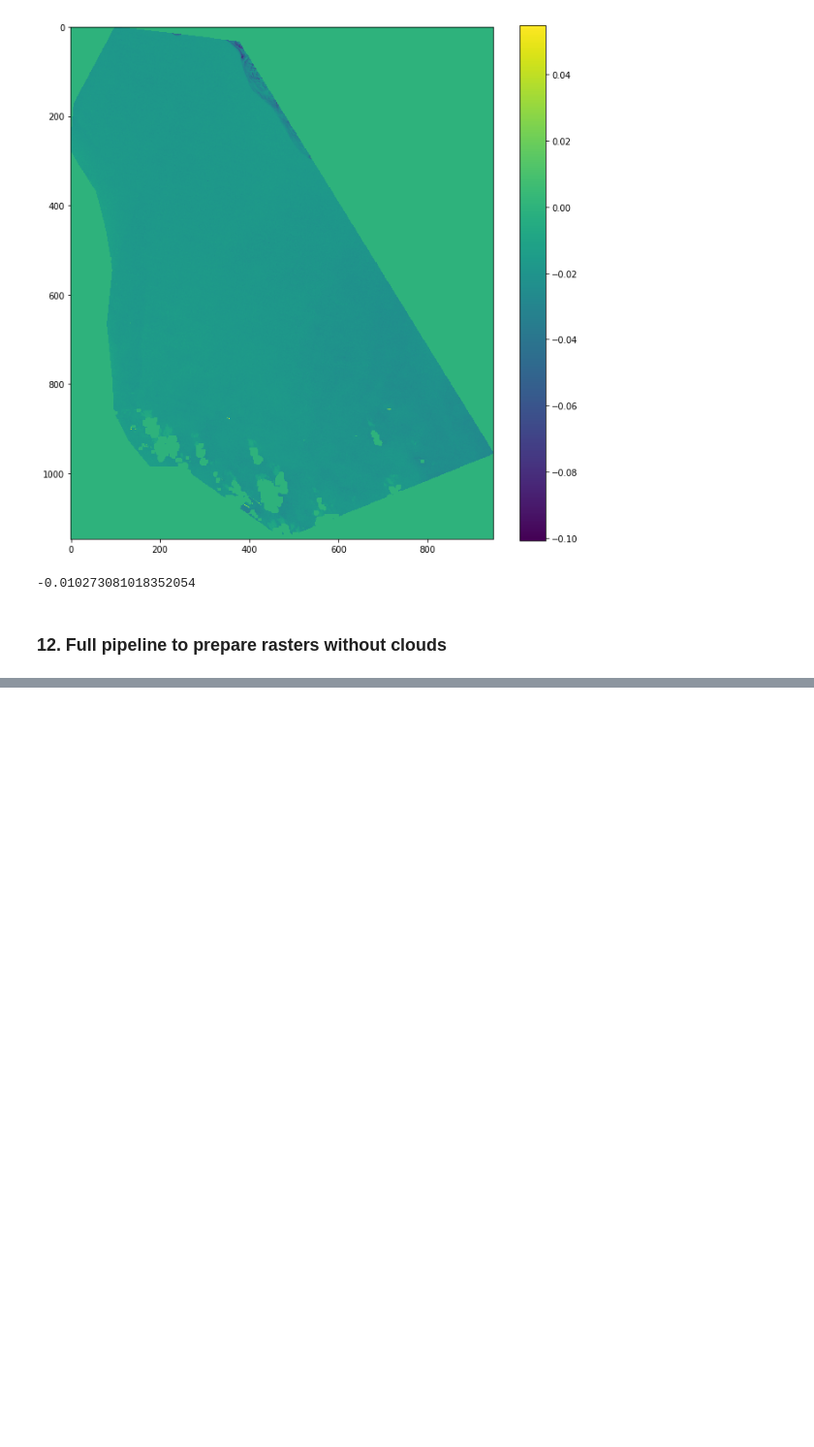
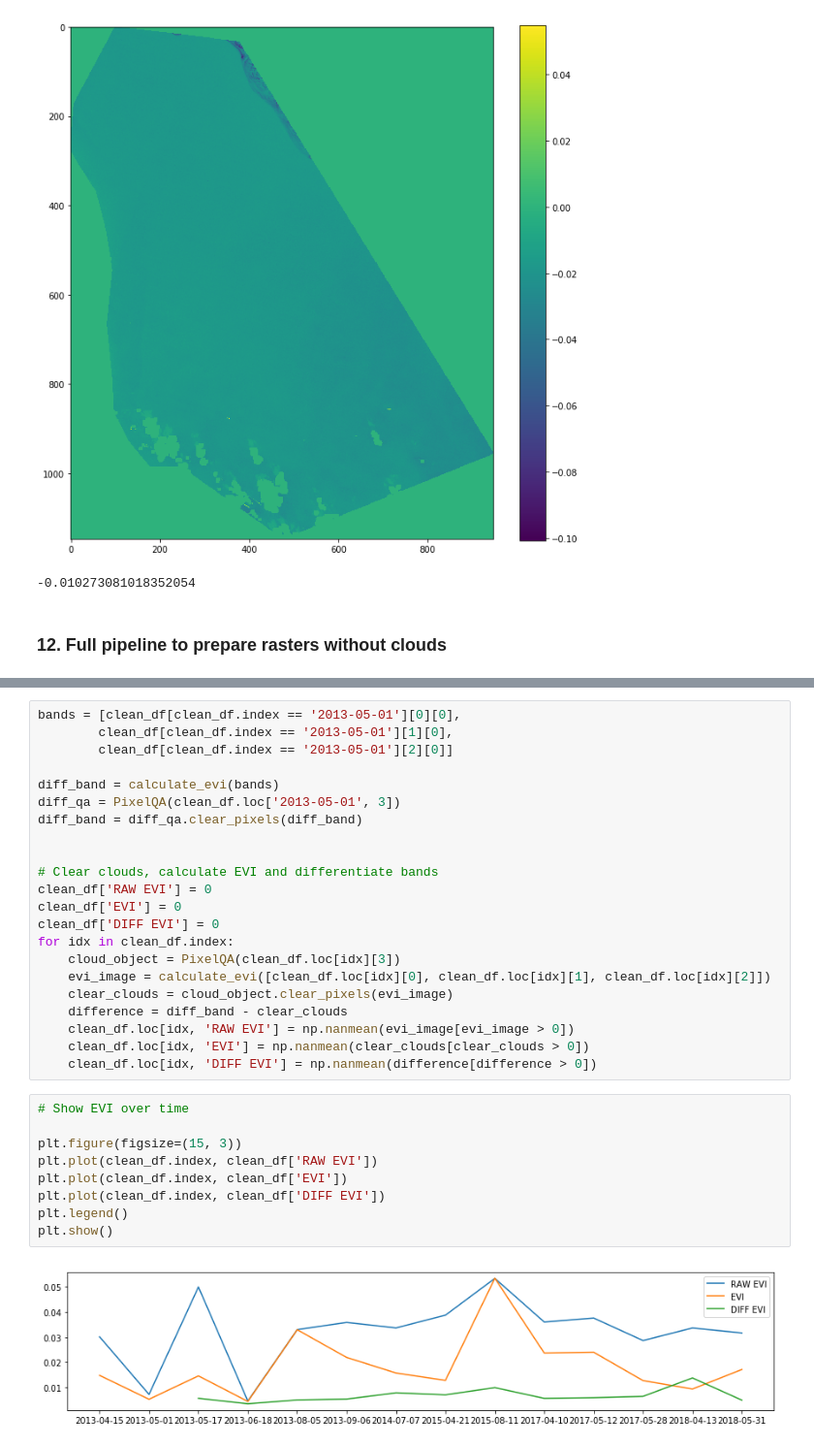
Before and after one commit to feleHaile/projections-clouds-and-Gdansk-Bay, a Jupyter notebook: algal_bloom_detection.ipynb, the cells around one changed output, grey strips where cells are left out. Shown at 97% size. Drawn from its saved outputs; the diff is of its cells as text; blank space fills up the shorter version.

```diff
--- a/algal_bloom_detection.ipynb
+++ b/algal_bloom_detection.ipynb
@@ -876,0 +1047,33 @@ QA file: data/clipped/LC_band_2018-05-31_pixel_qa.tif saved successfully
+# %%
+bands = [clean_df[clean_df.index == '2013-05-01'][0][0],
+        clean_df[clean_df.index == '2013-05-01'][1][0],
+        clean_df[clean_df.index == '2013-05-01'][2][0]]
+
+diff_band = calculate_evi(bands)
+diff_qa = PixelQA(clean_df.loc['2013-05-01', 3])
+diff_band = diff_qa.clear_pixels(diff_band)
+
+
+# Clear clouds, calculate EVI and differentiate bands
+clean_df['RAW EVI'] = 0
+clean_df['EVI'] = 0
+clean_df['DIFF EVI'] = 0
+for idx in clean_df.index:
+    cloud_object = PixelQA(clean_df.loc[idx][3])
+    evi_image = calculate_evi([clean_df.loc[idx][0], clean_df.loc[idx][1], clean_df.loc[idx][2]])
+    clear_clouds = cloud_object.clear_pixels(evi_image)
+    difference = diff_band - clear_clouds
+    clean_df.loc[idx, 'RAW EVI'] = np.nanmean(evi_image[evi_image > 0])
+    clean_df.loc[idx, 'EVI'] = np.nanmean(clear_clouds[clear_clouds > 0])
+    clean_df.loc[idx, 'DIFF EVI'] = np.nanmean(difference[difference > 0])
+# %%
+# Show EVI over time
+
+plt.figure(figsize=(15, 3))
+plt.plot(clean_df.index, clean_df['RAW EVI'])
+plt.plot(clean_df.index, clean_df['EVI'])
+plt.plot(clean_df.index, clean_df['DIFF EVI'])
+plt.legend()
+plt.show()
+# %% [output]
+[figure, added]
```
Also changed, not shown: parts of 16 cells of this notebook.
